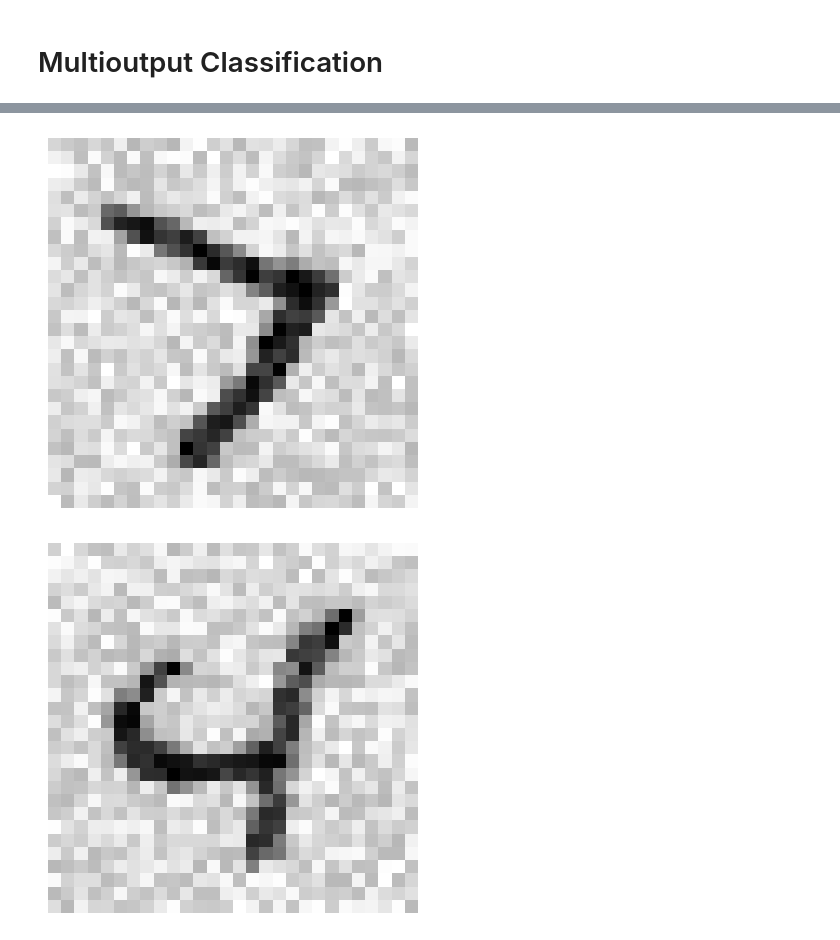
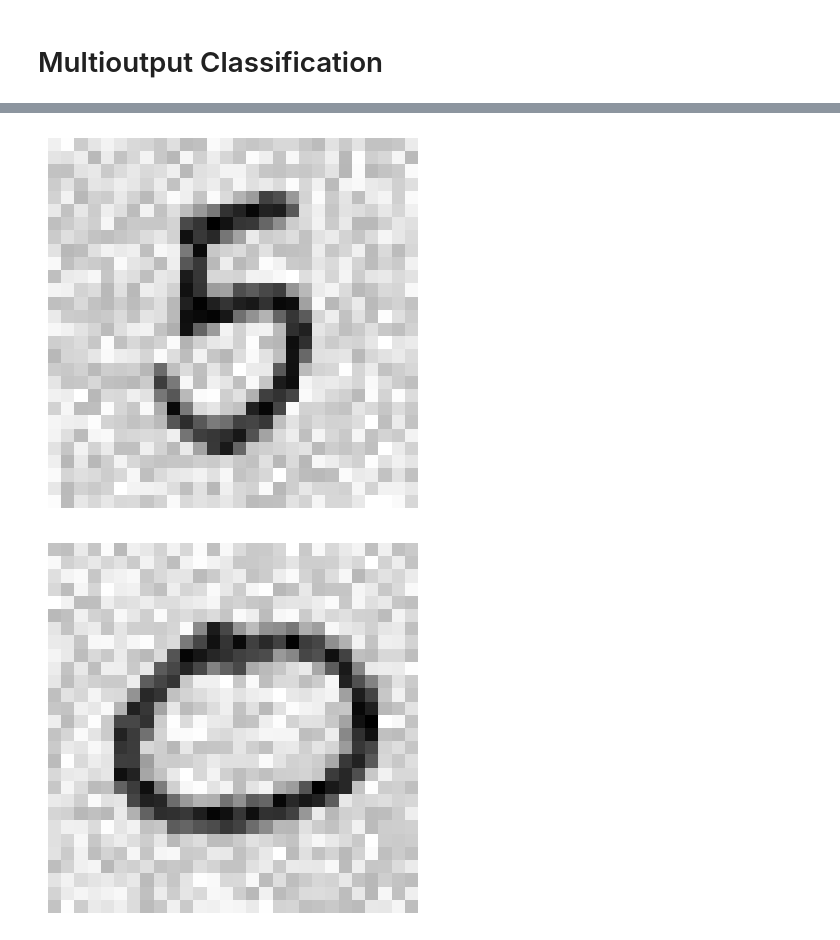
Before and after one commit to m-mhe/ml_practice, a Jupyter notebook: MultioutputClassification/main.ipynb, the cells around one changed output, grey strips where cells are left out. Drawn from its saved outputs; the diff is of its cells as text; code cells hidden in the pictures.

```diff
--- a/MultioutputClassification/main.ipynb
+++ b/MultioutputClassification/main.ipynb
@@ -46,10 +46,10 @@ noise = np.random.randint(0, 100, (xTest.shape))
 xTestnNoisy = noise + xTest
 # %%
 display(xTrainNoisy[genRandomIndex()])
-display(xTestnNoisy[67])
+display(xTestnNoisy[69])
 # %% [output]
-[figure, old version]
+[figure, new version]
-[figure, old version]
+[figure, new version]
 # %%
 
 knnModel = KNeighborsClassifier(
```
Also changed, not shown: parts of 4 cells of this notebook, 4 other files.
